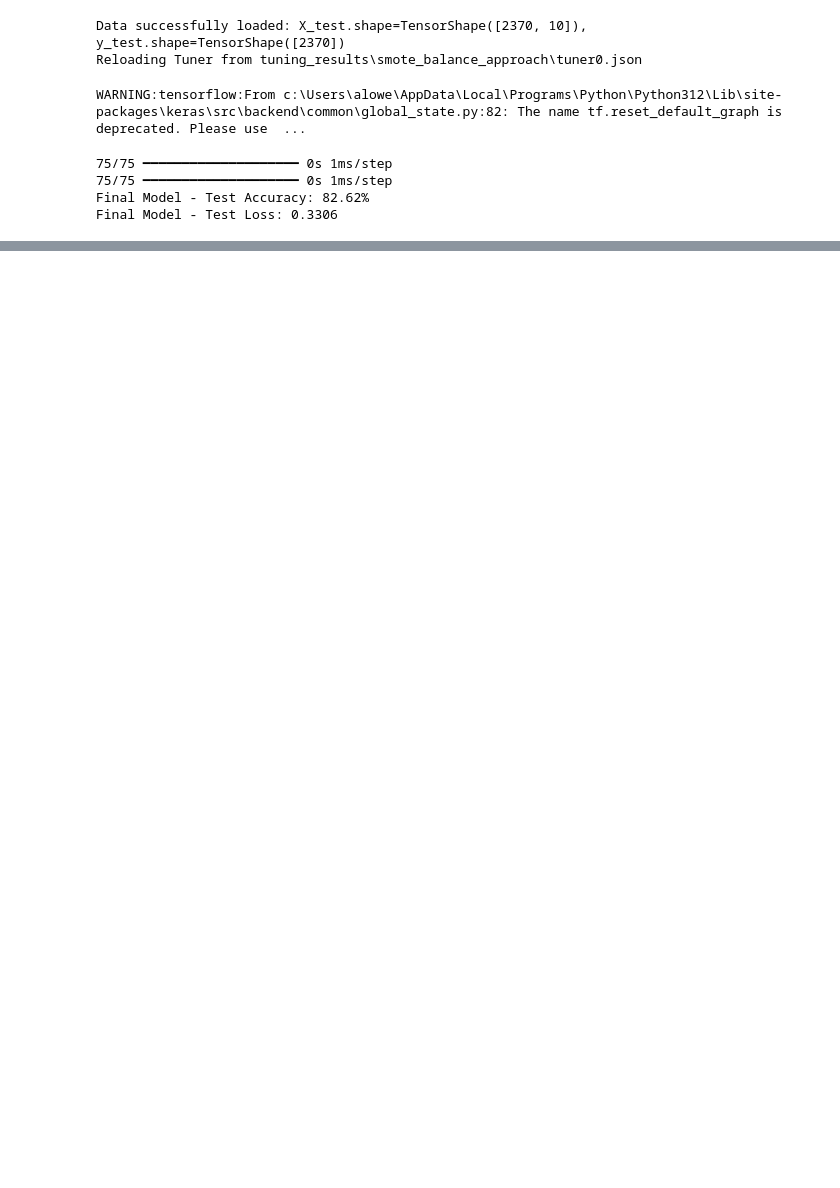
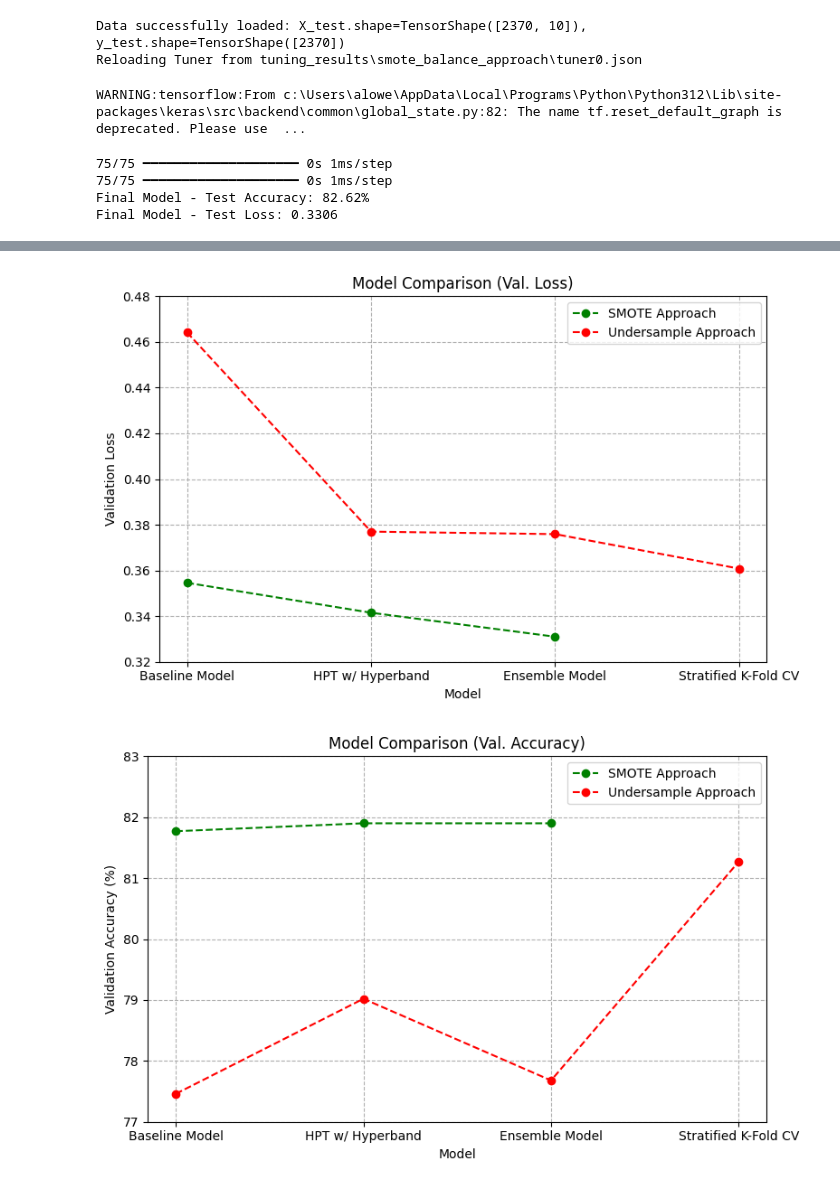
Before and after one commit to AustinLowey/ml-tensorflow-repeat-customers-audiobook, a Jupyter notebook: src/6_test_final_model.ipynb, the cells around one changed output, grey strips where cells are left out. Cells and saved outputs as stored; diff of their text form; code cells hidden in the pictures; blank space fills up the shorter version.

```diff
--- a/src/6_test_final_model.ipynb
+++ b/src/6_test_final_model.ipynb
@@ -115,0 +118,47 @@ plt.show()
+# %%
+### Plot validation data for best model from each technique/process (taken from earlier notebooks) ###
+
+# Undersample Approach Data
+undersample_data = {
+    'model_name': ['Baseline Model', 'HPT w/ Hyperband', 'Ensemble Model', 'Stratified K-Fold CV'],
+    'val_accuracy': [77.46, 79.02, 77.68, 81.27],
+    'val_loss': [0.4642, 0.3770, 0.3759, 0.3608],
+}
+
+# SMOTE Approach Data
+smote_data = {
+    'model_name': ['Baseline Model', 'HPT w/ Hyperband', 'Ensemble Model', 'Stratified K-Fold CV'],
+    'val_accuracy': [81.77, 81.90, 81.90, None],
+    'val_loss': [0.3546, 0.3415, 0.3310, None],
+}
+
+# Plot 1: Val Loss
+plt.figure(figsize=(8, 5))
+plt.plot(smote_data['model_name'], smote_data['val_loss'], label='SMOTE Approach', marker='o', linestyle='--', color='green')
+plt.plot(undersample_data['model_name'], undersample_data['val_loss'], label='Undersample Approach', marker='o', linestyle='--', color='red')
+plt.title('Model Comparison (Val. Loss)')
+plt.xlabel('Model')
+plt.ylabel('Validation Loss')
+plt.ylim(0.32, .48)
+plt.yticks([i/100 for i in range(32, 49, 2)])
+plt.grid(True, axis='both', linestyle='--')
+plt.legend()
+plt.tight_layout()
+plt.show()
+
+# Plot 2: Val Accuracy
+plt.figure(figsize=(8, 5))
+plt.plot(smote_data['model_name'], smote_data['val_accuracy'], label='SMOTE Approach', marker='o', linestyle='--', color='green')
+plt.plot(undersample_data['model_name'], undersample_data['val_accuracy'], label='Undersample Approach', marker='o', linestyle='--', color='red')
+plt.title('Model Comparison (Val. Accuracy)')
+plt.xlabel('Model')
+plt.ylabel('Validation Accuracy (%)')
+plt.ylim(77, 83)
+plt.yticks([i for i in range(77, 84)])
+plt.grid(True, axis='both', linestyle='--')
+plt.legend()
+plt.tight_layout()
+plt.show()
+# %% [output]
+[figure, added]
+[figure, added]
```
Also changed, not shown: parts of 1 cell of this notebook, 1 other file.
